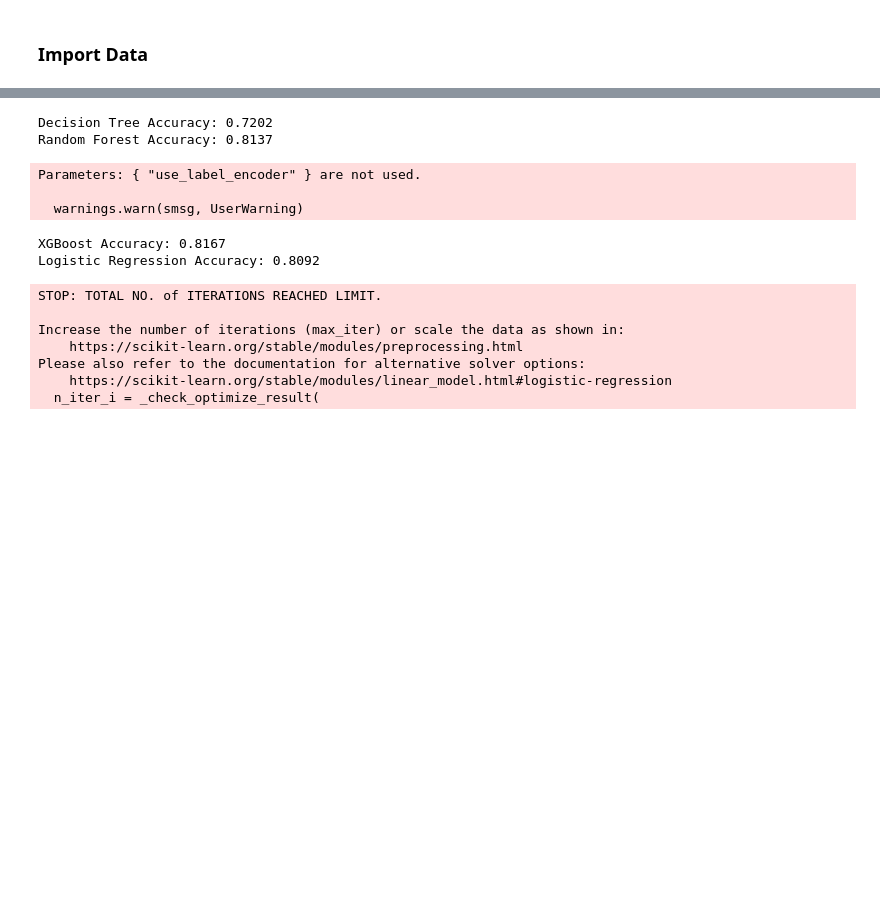
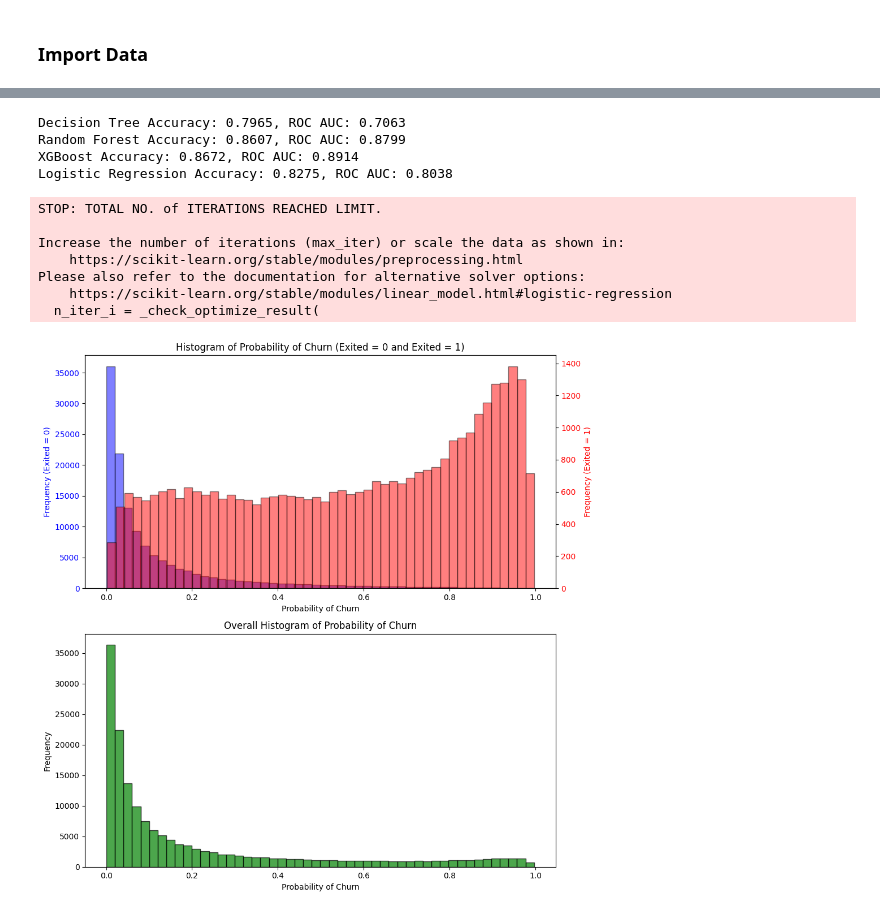
Before and after one commit to luleoli/janestreet, a Jupyter notebook: test.ipynb, the cells around one changed output, grey strips where cells are left out. Drawn from its saved outputs; the diff is of its cells as text; code cells hidden in the pictures; blank space fills up the shorter version.

```diff
--- a/test.ipynb
+++ b/test.ipynb
@@ -70,14 +80,14 @@ sandeda.report('CHURN_0_0_0')
 # %%
 from sklearn.model_selection import train_test_split
-from sklearn.tree import DecisionTreeClassifie["descriptive_statistics"]
+from sklearn.tree import DecisionTreeClassifier
 from sklearn.ensemble import RandomForestClassifier
-from xgboost import XGBClassifier
+from xgboost import XGBClassifier, XGBRegressor
 from sklearn.linear_model import LogisticRegression
-from sklearn.metrics import accuracy_score
+from sklearn.metrics import accuracy_score, roc_auc_score
 
 # Define the features and target
-X = df.drop(columns=['default', 'ID', 'safra'])
-y = df['default']
+X = df.drop(columns=['Exited', 'CustomerId', 'safra'])
+y = df['Exited']
 
 # Split the data into training and testing sets
 X_train, X_test, y_train, y_test = train_test_split(X, y, test_size=0.2, random_state=42)
@@ -86,28 +96,27 @@ X_train, X_test, y_train, y_test = train_test_split(X, y, test_size=0.2, random_
 classifiers = {
     "Decision Tree": DecisionTreeClassifier(),
     "Random Forest": RandomForestClassifier(),
-    "XGBoost": XGBClassifier(use_label_encoder=False, eval_metric='logloss'),
-    "Logistic Regression": LogisticRegression(max_iter=1000)
+    "XGBoost": XGBClassifier(eval_metric='logloss'),
+    "Logistic Regression": LogisticRegression(max_iter=2000)
 }
 
 # Train and evaluate each classifier
 for name, clf in classifiers.items():
     clf.fit(X_train, y_train)
     y_pred = clf.predict(X_test)
+    y_pred_proba = clf.predict_proba(X_test)[:, 1]
     accuracy = accuracy_score(y_test, y_pred)
-    print(f"{name} Accuracy: {accuracy:.4f}")
+    roc_auc = roc_auc_score(y_test, y_pred_proba)
+    print(f"{name} Accuracy: {accuracy:.4f}, ROC AUC: {roc_auc:.4f}")
 # %% [output]
-Decision Tree Accuracy: 0.7202
-Random Forest Accuracy: 0.8137
+Decision Tree Accuracy: 0.7965, ROC AUC: 0.7063
+Random Forest Accuracy: 0.8607, ROC AUC: 0.8799
+XGBoost Accuracy: 0.8672, ROC AUC: 0.8914
+Logistic Regression Accuracy: 0.8275, ROC AUC: 0.8038
-Parameters: { "use_label_encoder" } are not used.
+STOP: TOTAL NO. of ITERATIONS REACHED LIMIT.
 
-  warnings.warn(smsg, UserWarning)
+Increase the number of iterations (max_iter) or scale the data as shown in:
+    https://scikit-learn.org/stable/modules/preprocessing.html
+Please also refer to the documentation for alternative solver options:
+    https://scikit-learn.org/stable/modules/linear_model.html#logistic-regression
+  n_iter_i = _check_optimize_result(
-XGBoost Accuracy: 0.8167
-Logistic Regression Accuracy: 0.8092
-STOP: TOTAL NO. of ITERATIONS REACHED LIMIT.
-
-Increase the number of iterations (max_iter) or scale the data as shown in:
-    https://scikit-learn.org/stable/modules/preprocessing.html
-Please also refer to the documentation for alternative solver options:
-    https://scikit-learn.org/stable/modules/linear_model.html#logistic-regression
-  n_iter_i = _check_optimize_result(
@@ -448,0 +123,32 @@ for var in df_filtered:
+# %%
+df['PROB_CHURN'] = classifiers.get('XGBoost').predict_proba(df.drop(columns=['Exited', 'CustomerId', 'safra']))[:,1]
+# %%
+import matplotlib.pyplot as plt
+
+fig, (ax1, ax3) = plt.subplots(2, 1, figsize=(10, 10))
+
+# Plot the histogram for PROB_CHURN when Exited = 0
+ax1.hist(df[df['Exited'] == 0]['PROB_CHURN'], bins=50, edgecolor='black', alpha=0.5, color='blue', label='Exited = 0')
+ax1.set_xlabel('Probability of Churn')
+ax1.set_ylabel('Frequency (Exited = 0)', color='blue')
+ax1.tick_params(axis='y', labelcolor='blue')
+
+# Create a second y-axis
+ax2 = ax1.twinx()
+# Plot the histogram for PROB_CHURN when Exited = 1
+ax2.hist(df[df['Exited'] == 1]['PROB_CHURN'], bins=50, edgecolor='black', alpha=0.5, color='red', label='Exited = 1')
+ax2.set_ylabel('Frequency (Exited = 1)', color='red')
+ax2.tick_params(axis='y', labelcolor='red')
+
+ax1.set_title('Histogram of Probability of Churn (Exited = 0 and Exited = 1)')
+
+# Plot the overall histogram for PROB_CHURN
+ax3.hist(df['PROB_CHURN'], bins=50, edgecolor='black', alpha=0.7, color='green')
+ax3.set_xlabel('Probability of Churn')
+ax3.set_ylabel('Frequency')
+ax3.set_title('Overall Histogram of Probability of Churn')
+
+fig.tight_layout()
+plt.show()
+# %% [output]
+[figure, added]
```
Also changed, not shown: parts of 29 cells of this notebook, 10 other files.
